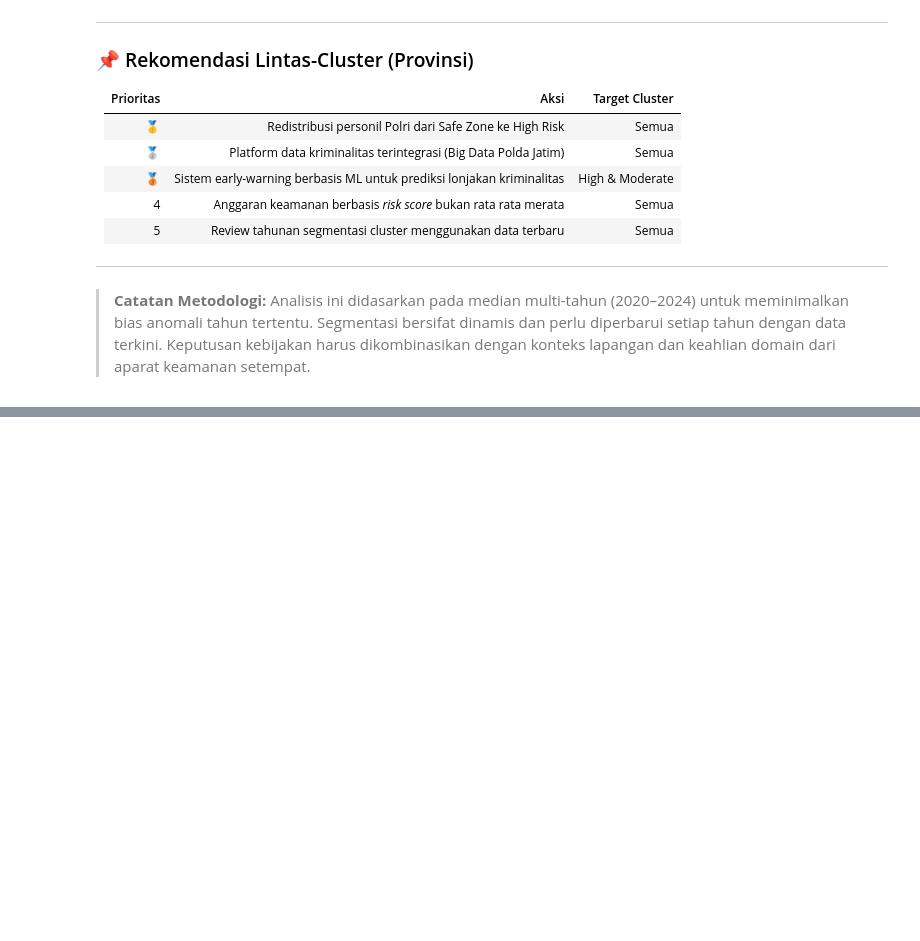
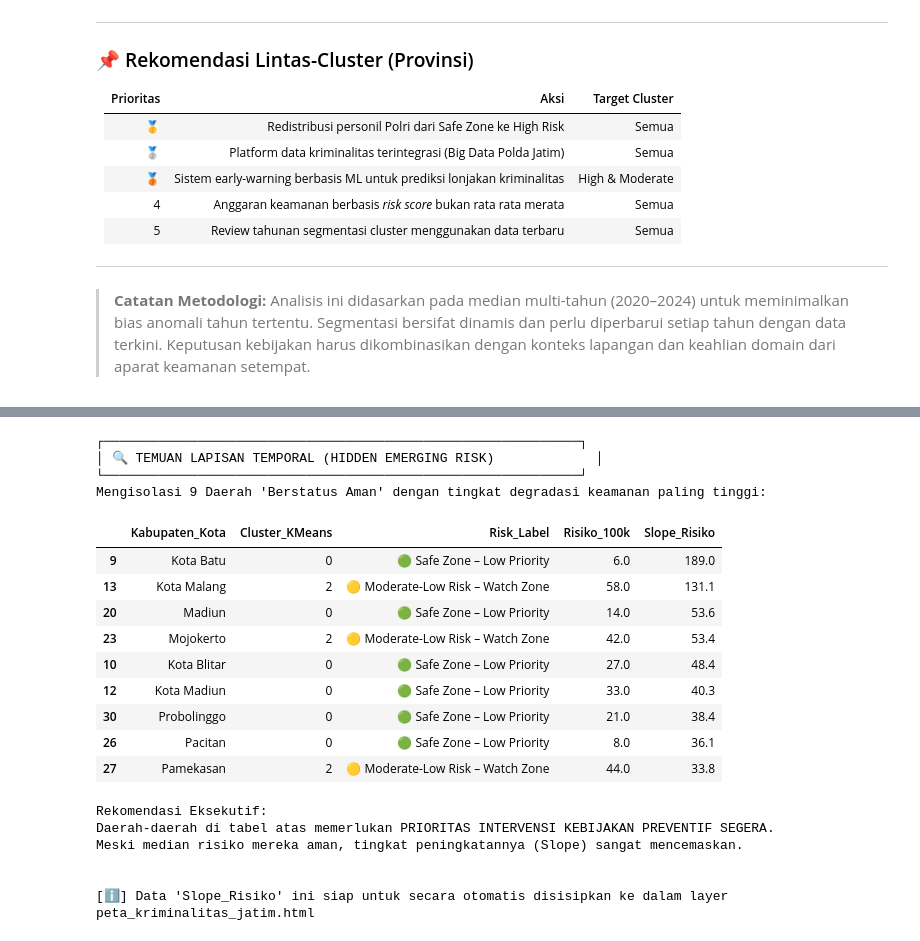
Before and after one commit to 0ryzal/Clustering-Tingkat-Keamanan-Daerah-Jawa-Timur, a Jupyter notebook: model.ipynb, the cells around one changed output, grey strips where cells are left out. Saved outputs shown, nothing was run; the diff lists cells and outputs as text; code cells hidden in the pictures; blank space fills up the shorter version.

```diff
--- a/model.ipynb
+++ b/model.ipynb
@@ -1313,0 +1860,68 @@ fig_radar.show()
+# %%
+from scipy.stats import linregress
+import pandas as pd
+import numpy as np
+
+# 1. Menghitung Slope Regresi Linear (Risiko_100k) per wilayah menggunakan data longitudinal (df_raw)
+def calc_slope(df_group):
+    # Urutkan berdasarkan tahun
+    df_sorted = df_group.sort_values("Tahun")
+    y = df_sorted["Risiko_100k"].values
+    x = np.arange(len(y))
+    # Jika datanya lebih dari 1 tahun, hitung regresi
+    if len(y) > 1:
+        slope, intercept, r_value, p_value, std_err = linregress(x, y)
+        return slope
+    return 0.0
+
+slope_df = df_raw.groupby("Kabupaten_Kota").apply(calc_slope).reset_index()
+slope_df.columns = ["Kabupaten_Kota", "Slope_Risiko"]
+
+# 2. Gabungkan Slope dengan Hasil Klaster Median (df_clean yang sudah dilabeli profil risiko)
+df_trend = df_clean[["Kabupaten_Kota", "Cluster_KMeans", "Risk_Label", "Risiko_100k"]].merge(
+    slope_df, on="Kabupaten_Kota", how="left"
+)
+
+# 3. Ekstraksi Blind Spot: "Safe Zone" / "Moderate-Low Risk" tapi tren pemburukannya ekstrem (Slope positif)
+# Kita ambil yang profilnya aman, namun trend (slope) berada di atas persentil 75
+threshold_bahaya = max(slope_df["Slope_Risiko"].quantile(0.75), 0.1)
+
+blind_spots = df_trend[
+    (df_trend["Risk_Label"].str.contains("Safe|Low")) &
+    (df_trend["Slope_Risiko"] > threshold_bahaya)
+].sort_values("Slope_Risiko", ascending=False)
+
+print("┌─────────────────────────────────────────────────────────────┐")
+print("│ 🔍 TEMUAN LAPISAN TEMPORAL (HIDDEN EMERGING RISK)             │")
+print("└─────────────────────────────────────────────────────────────┘")
+if len(blind_spots) > 0:
+    print(f"Mengisolasi {len(blind_spots)} Daerah 'Berstatus Aman' dengan tingkat degradasi keamanan paling tinggi:\n")
+    display(blind_spots.round(2))
+    print("\nRekomendasi Eksekutif:")
+    print("Daerah-daerah di tabel atas memerlukan PRIORITAS INTERVENSI KEBIJAKAN PREVENTIF SEGERA.")
+    print("Meski median risiko mereka aman, tingkat peningkatannya (Slope) sangat mencemaskan.")
+else:
+    print("Tidak ditemukan daerah Safe Zone dengan kemerosotan ekstrem.")
+
+print("\n\n[ℹ] Data 'Slope_Risiko' ini siap untuk secara otomatis disisipkan ke dalam layer peta_kriminalitas_jatim.html")
+# %% [output]
+┌─────────────────────────────────────────────────────────────┐
+│ 🔍 TEMUAN LAPISAN TEMPORAL (HIDDEN EMERGING RISK)             │
+└─────────────────────────────────────────────────────────────┘
+Mengisolasi 9 Daerah 'Berstatus Aman' dengan tingkat degradasi keamanan paling tinggi:
+|  | Kabupaten_Kota | Cluster_KMeans | Risk_Label | Risiko_100k | Slope_Risiko |
+| 9 | Kota Batu | 0 | 🟢 Safe Zone – Low Priority | 6.0 | 189.0 |
+| 13 | Kota Malang | 2 | 🟡 Moderate-Low Risk – Watch Zone | 58.0 | 131.1 |
+| 20 | Madiun | 0 | 🟢 Safe Zone – Low Priority | 14.0 | 53.6 |
+| 23 | Mojokerto | 2 | 🟡 Moderate-Low Risk – Watch Zone | 42.0 | 53.4 |
+| 10 | Kota Blitar | 0 | 🟢 Safe Zone – Low Priority | 27.0 | 48.4 |
+| 12 | Kota Madiun | 0 | 🟢 Safe Zone – Low Priority | 33.0 | 40.3 |
+| 30 | Probolinggo | 0 | 🟢 Safe Zone – Low Priority | 21.0 | 38.4 |
+| 26 | Pacitan | 0 | 🟢 Safe Zone – Low Priority | 8.0 | 36.1 |
+| 27 | Pamekasan | 2 | 🟡 Moderate-Low Risk – Watch Zone | 44.0 | 33.8 |
+Rekomendasi Eksekutif:
+Daerah-daerah di tabel atas memerlukan PRIORITAS INTERVENSI KEBIJAKAN PREVENTIF SEGERA.
+Meski median risiko mereka aman, tingkat peningkatannya (Slope) sangat mencemaskan.
+
+
+[ℹ] Data 'Slope_Risiko' ini siap untuk secara otomatis disisipkan ke dalam layer peta_kriminalitas_jatim.html
```
Also changed, not shown: parts of 38 cells of this notebook, 15 other files.
